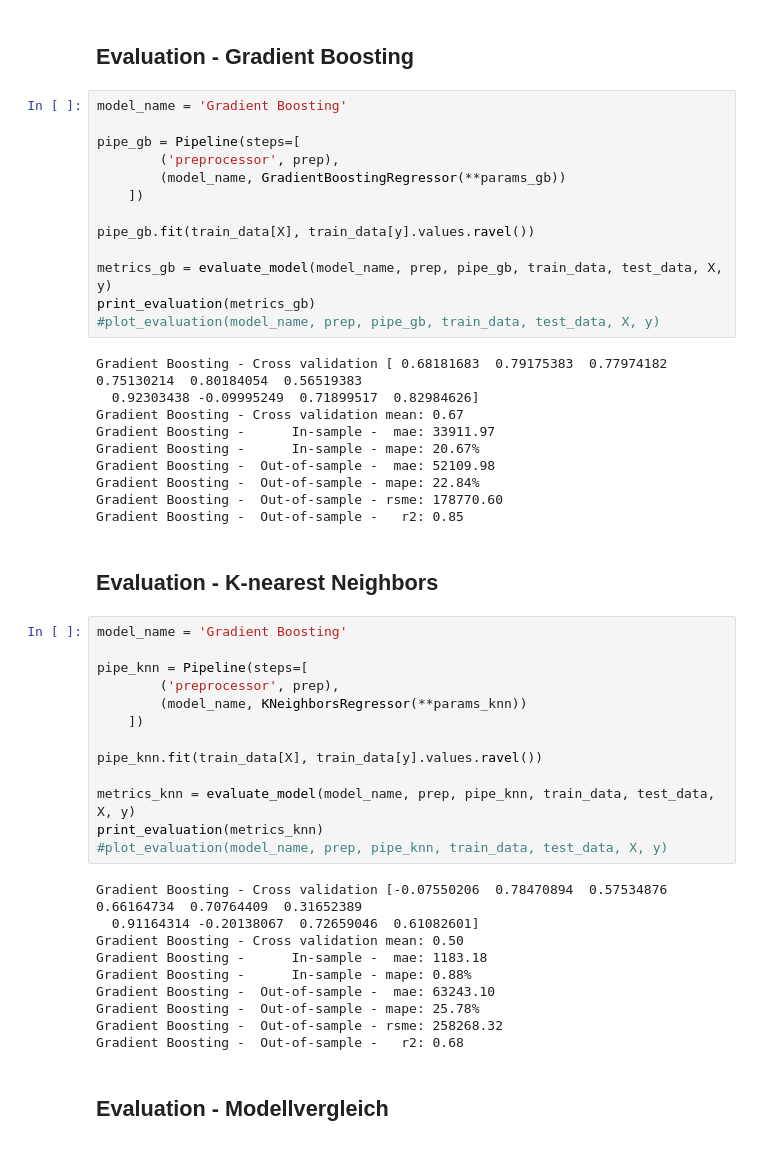
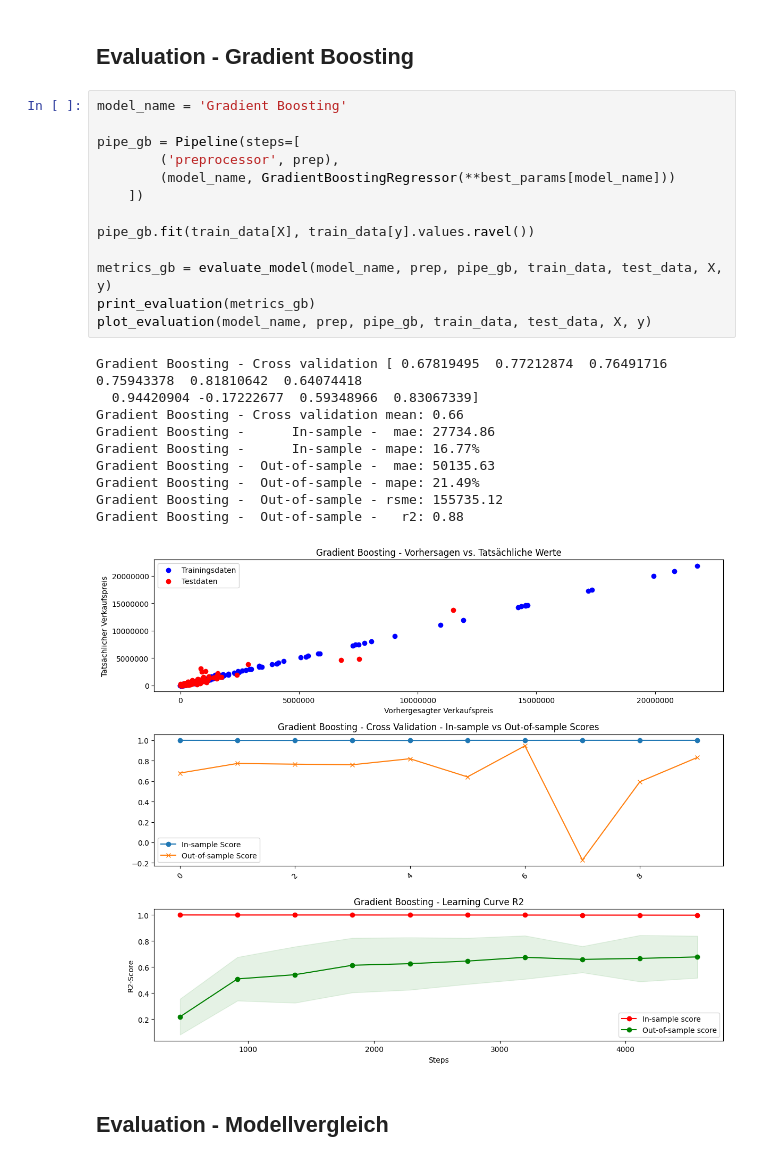
Before and after one commit to mixd304/dbuas-modul_13-applied-ds-2-ml-and-reporting-studienarbeit-darius-mix, a Jupyter notebook: notebooks/main.ipynb, the cells around one changed output. Saved outputs shown, nothing was run; the diff lists cells and outputs as text.

```diff
--- a/notebooks/main.ipynb
+++ b/notebooks/main.ipynb
@@ -300,51 +383,27 @@ Random Forest -  Out-of-sample -   r2: 0.78
 # %%
 model_name = 'Gradient Boosting'
 
 pipe_gb = Pipeline(steps=[
         ('preprocessor', prep),
-        (model_name, GradientBoostingRegressor(**params_gb))
+        (model_name, GradientBoostingRegressor(**best_params[model_name]))
     ])
 
 pipe_gb.fit(train_data[X], train_data[y].values.ravel())
 
 metrics_gb = evaluate_model(model_name, prep, pipe_gb, train_data, test_data, X, y)
 print_evaluation(metrics_gb)
-#plot_evaluation(model_name, prep, pipe_gb, train_data, test_data, X, y)
+plot_evaluation(model_name, prep, pipe_gb, train_data, test_data, X, y)
 # %% [output]
-Gradient Boosting - Cross validation [ 0.68181683  0.79175383  0.77974182  0.75130214  0.80184054  0.56519383
-  0.92303438 -0.09995249  0.71899517  0.82984626]
-Gradient Boosting - Cross validation mean: 0.67
-Gradient Boosting -      In-sample -  mae: 33911.97
-Gradient Boosting -      In-sample - mape: 20.67%
-Gradient Boosting -  Out-of-sample -  mae: 52109.98
-Gradient Boosting -  Out-of-sample - mape: 22.84%
-Gradient Boosting -  Out-of-sample - rsme: 178770.60
-Gradient Boosting -  Out-of-sample -   r2: 0.85
+Gradient Boosting - Cross validation [ 0.67819495  0.77212874  0.76491716  0.75943378  0.81810642  0.64074418
+  0.94420904 -0.17222677  0.59348966  0.83067339]
+Gradient Boosting - Cross validation mean: 0.66
+Gradient Boosting -      In-sample -  mae: 27734.86
+Gradient Boosting -      In-sample - mape: 16.77%
+Gradient Boosting -  Out-of-sample -  mae: 50135.63
+Gradient Boosting -  Out-of-sample - mape: 21.49%
+Gradient Boosting -  Out-of-sample - rsme: 155735.12
+Gradient Boosting -  Out-of-sample -   r2: 0.88
+[figure, added]
-# %% [markdown]
-## Evaluation - K-nearest Neighbors
-# %%
-model_name = 'Gradient Boosting'
-
-pipe_knn = Pipeline(steps=[
-        ('preprocessor', prep),
-        (model_name, KNeighborsRegressor(**params_knn))
-    ])
-
-pipe_knn.fit(train_data[X], train_data[y].values.ravel())
-
-metrics_knn = evaluate_model(model_name, prep, pipe_knn, train_data, test_data, X, y)
-print_evaluation(metrics_knn)
-#plot_evaluation(model_name, prep, pipe_knn, train_data, test_data, X, y)
-# %% [output]
-Gradient Boosting - Cross validation [-0.07550206  0.78470894  0.57534876  0.66164734  0.70764409  0.31652389
-  0.91164314 -0.20138067  0.72659046  0.61082601]
-Gradient Boosting - Cross validation mean: 0.50
-Gradient Boosting -      In-sample -  mae: 1183.18
-Gradient Boosting -      In-sample - mape: 0.88%
-Gradient Boosting -  Out-of-sample -  mae: 63243.10
-Gradient Boosting -  Out-of-sample - mape: 25.78%
-Gradient Boosting -  Out-of-sample - rsme: 258268.32
-Gradient Boosting -  Out-of-sample -   r2: 0.68
 # %% [markdown]
 ## Evaluation - Modellvergleich
 # %%
```
Also changed, not shown: parts of 24 cells of this notebook, 1 other file.
